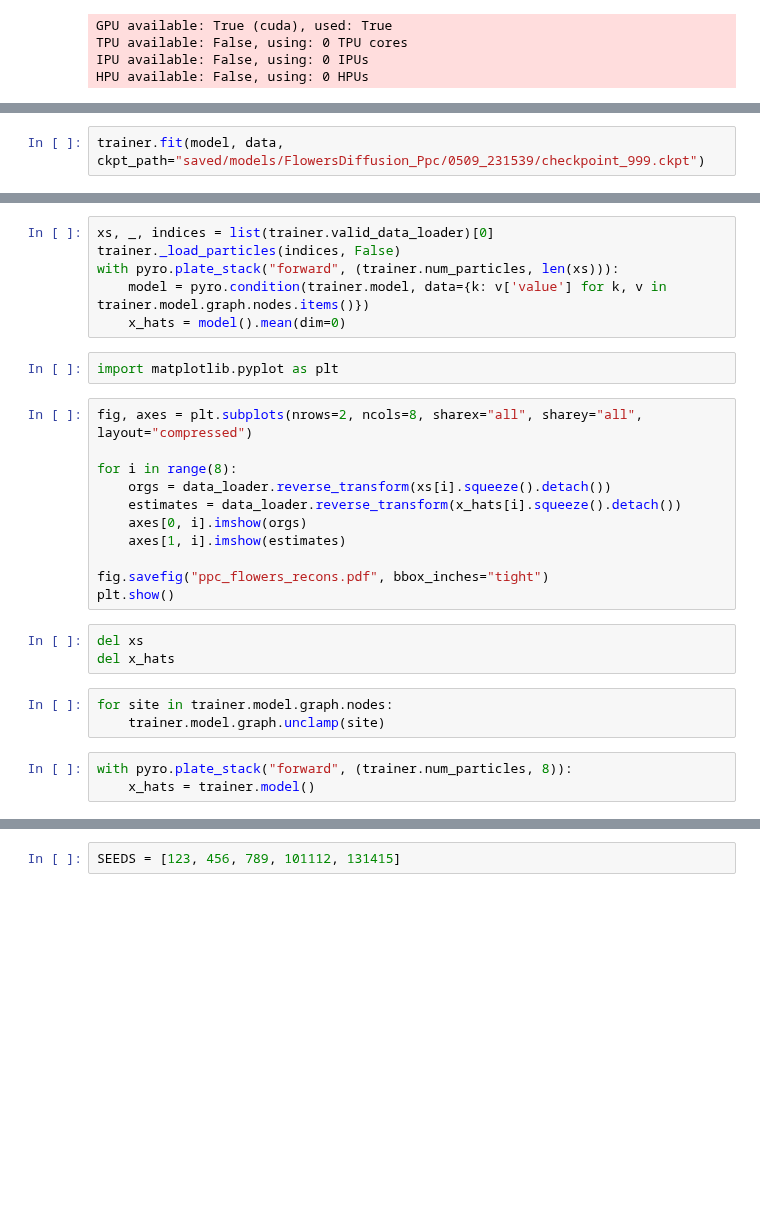
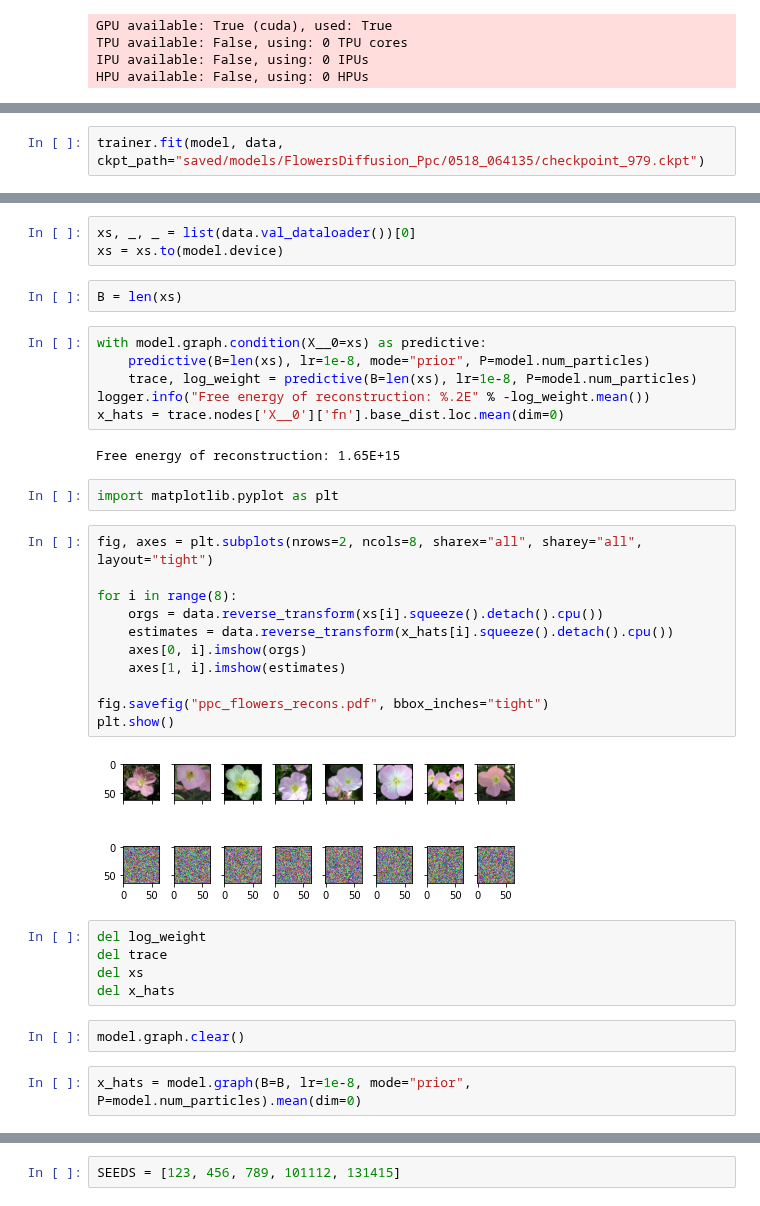
Before and after one commit to esennesh/dcpc_paper, a Jupyter notebook: experiments/ppc_flowers_eval.ipynb, the cells around one changed output, grey strips where cells are left out. Cells and saved outputs as stored; diff of their text form; blank space fills up the shorter version.

Commit message:
experiments/ppc_flowers_eval: complete garbage since we didn't train particles
Signed-off-by: Eli Sennesh <eli.sennesh@vanderbilt.edu>

```diff
--- a/experiments/ppc_flowers_eval.ipynb
+++ b/experiments/ppc_flowers_eval.ipynb
@@ -25,3 +27,3 @@ HPU available: False, using: 0 HPUs
 # %%
-trainer.fit(model, data, ckpt_path="saved/models/FlowersDiffusion_Ppc/0509_231539/checkpoint_999.ckpt")
+trainer.fit(model, data, ckpt_path="saved/models/FlowersDiffusion_Ppc/0518_064135/checkpoint_979.ckpt")
 # %% [output]
@@ -53,29 +81,38 @@ for site in trainer.model.graph.nodes:
-# %%
-xs, _, indices = list(trainer.valid_data_loader)[0]
-trainer._load_particles(indices, False)
-with pyro.plate_stack("forward", (trainer.num_particles, len(xs))):
-    model = pyro.condition(trainer.model, data={k: v['value'] for k, v in trainer.model.graph.nodes.items()})
-    x_hats = model().mean(dim=0)
+# %%
+xs, _, _ = list(data.val_dataloader())[0]
+xs = xs.to(model.device)
+# %%
+B = len(xs)
+# %%
+with model.graph.condition(X__0=xs) as predictive:
+    predictive(B=len(xs), lr=1e-8, mode="prior", P=model.num_particles)
+    trace, log_weight = predictive(B=len(xs), lr=1e-8, P=model.num_particles)
+logger.info("Free energy of reconstruction: %.2E" % -log_weight.mean())
+x_hats = trace.nodes['X__0']['fn'].base_dist.loc.mean(dim=0)
+# %% [output]
+Free energy of reconstruction: 1.65E+15
 # %%
 import matplotlib.pyplot as plt
 # %%
-fig, axes = plt.subplots(nrows=2, ncols=8, sharex="all", sharey="all", layout="compressed")
+fig, axes = plt.subplots(nrows=2, ncols=8, sharex="all", sharey="all", layout="tight")
 
 for i in range(8):
-    orgs = data_loader.reverse_transform(xs[i].squeeze().detach())
-    estimates = data_loader.reverse_transform(x_hats[i].squeeze().detach())
+    orgs = data.reverse_transform(xs[i].squeeze().detach().cpu())
+    estimates = data.reverse_transform(x_hats[i].squeeze().detach().cpu())
     axes[0, i].imshow(orgs)
     axes[1, i].imshow(estimates)
 
 fig.savefig("ppc_flowers_recons.pdf", bbox_inches="tight")
 plt.show()
+# %% [output]
+[figure, added]
 # %%
+del log_weight
+del trace
 del xs
 del x_hats
-# %%
-for site in trainer.model.graph.nodes:
-    trainer.model.graph.unclamp(site)
+# %%
+model.graph.clear()
 # %%
-with pyro.plate_stack("forward", (trainer.num_particles, 8)):
-    x_hats = trainer.model()
+x_hats = model.graph(B=B, lr=1e-8, mode="prior", P=model.num_particles).mean(dim=0)
 # %%
```
Also changed, not shown: parts of 8 cells of this notebook.
